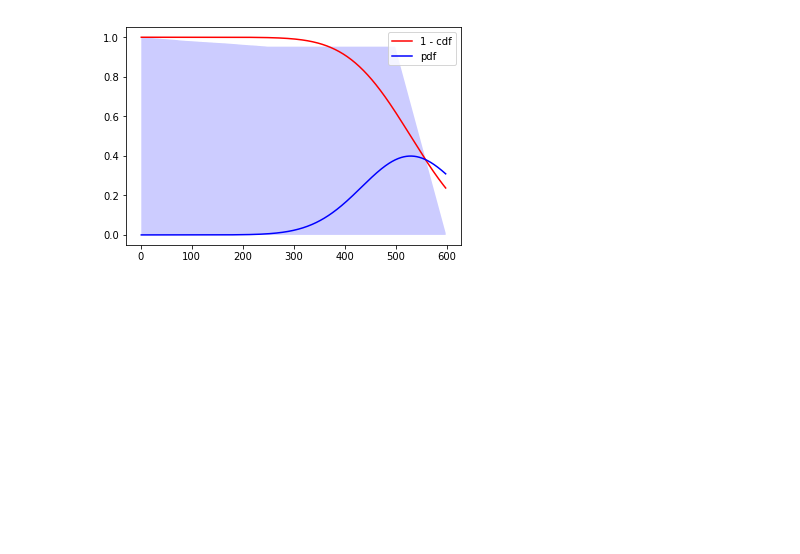
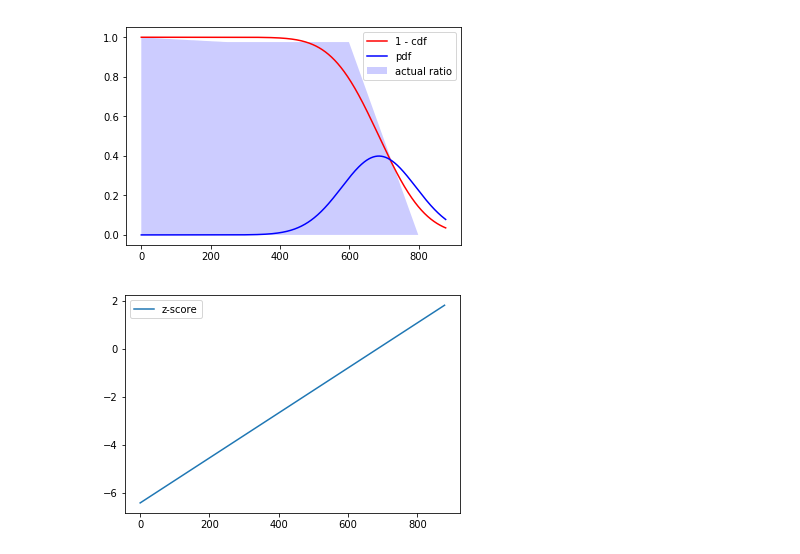
Before and after one commit to Umaigenomu/likejazz.github.io, a Jupyter notebook: public/notebooks/gaussian-distribution.ipynb, the cells around one changed output. Saved outputs shown, nothing was run; the diff lists cells and outputs as text; code cells hidden in the pictures; blank space fills up the shorter version.

```diff
--- a/public/notebooks/gaussian-distribution.ipynb
+++ b/public/notebooks/gaussian-distribution.ipynb
@@ -28,8 +28,8 @@ from scipy.stats import norm
 
 # 표준 정규 분포(Standard Normal Distribution)를 이용한 확률 예측 차트 표현
 def print_prob_chart(x):
-    # plt_x 설정(range 1 ~ max)
-    plt_x = np.arange(1, x.max(), 1)
+    # plt_x 설정(range 1 ~ max * 1.1)
+    plt_x = np.arange(0, x.max() * 1.1, 1)
     y = []
     for i in np.nditer(plt_x):
         y.append(np.sum(x > i))
@@ -42,11 +42,16 @@ def print_prob_chart(x):
     z = (plt_x - mu) / sigma
 
     plt.fill_between(plt_x, y, facecolor='blue', alpha=0.2)
-    plt.plot(plt_x, 1 - norm(0, 1).cdf(z), color='red')
-    plt.plot(plt_x, norm(0, 1).pdf(z), color='blue')
+    plt.plot(plt_x, 1 - norm(0, 1).cdf(z), color='red')     # 표준 정규 분포의 (1 - 적분) 값
+    plt.plot(plt_x, norm(0, 1).pdf(z), color='blue')        # 표준 정규 분포의 y 값
 
-    plt.legend(['1 - cdf', 'pdf'])
+    plt.legend(['1 - cdf', 'pdf', 'actual ratio'])
     plt.show()
+
+    # z-score graph
+    plt.plot(plt_x, z)
+    plt.legend(['z-score'])
+    plt.show()
 # %%
 # default: 1000개(range 0 ~ 250)
 # 랜덤하게 생성하나 많이 생성하여 고르게 분포됨
@@ -57,6 +63,7 @@ print_prob_chart(x)
 # %%
-# range 500 ~ 600 사이 outlier 2000개 추가
-print_prob_chart(np.append(x, np.repeat(np.arange(500,600, 1), 200)))
+# range 500 ~ 600 사이 20000개 추가
+print_prob_chart(np.append(x, np.repeat(np.arange(600,800, 1), 200)))
 # %% [output]
-[figure, old version]
+[figure, new version]
+[figure, added]
 # %%
```
Also changed, not shown: parts of 6 cells of this notebook.
